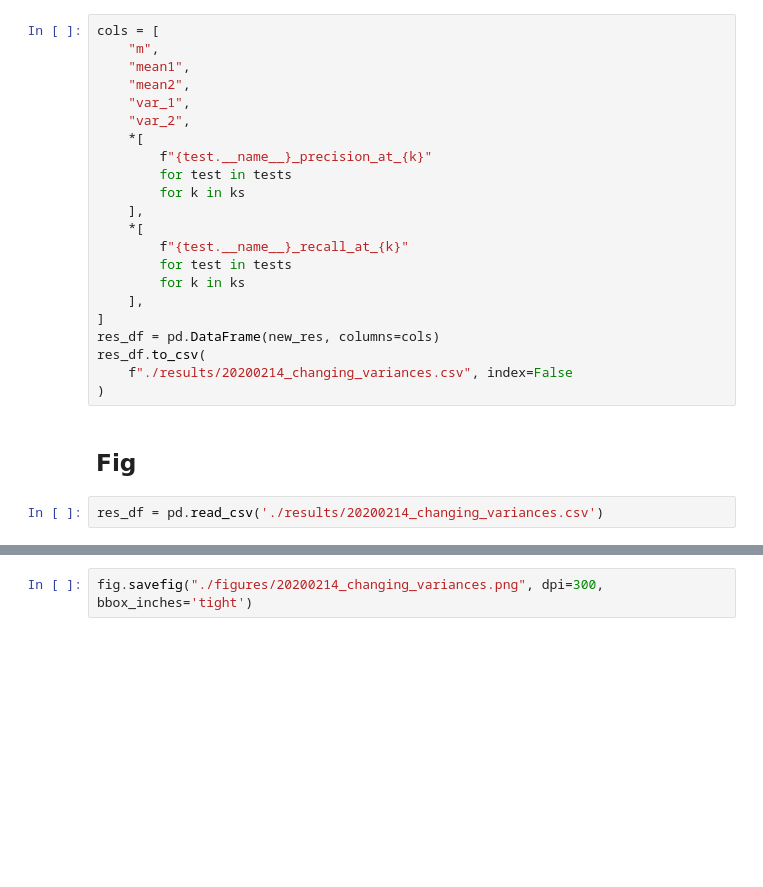
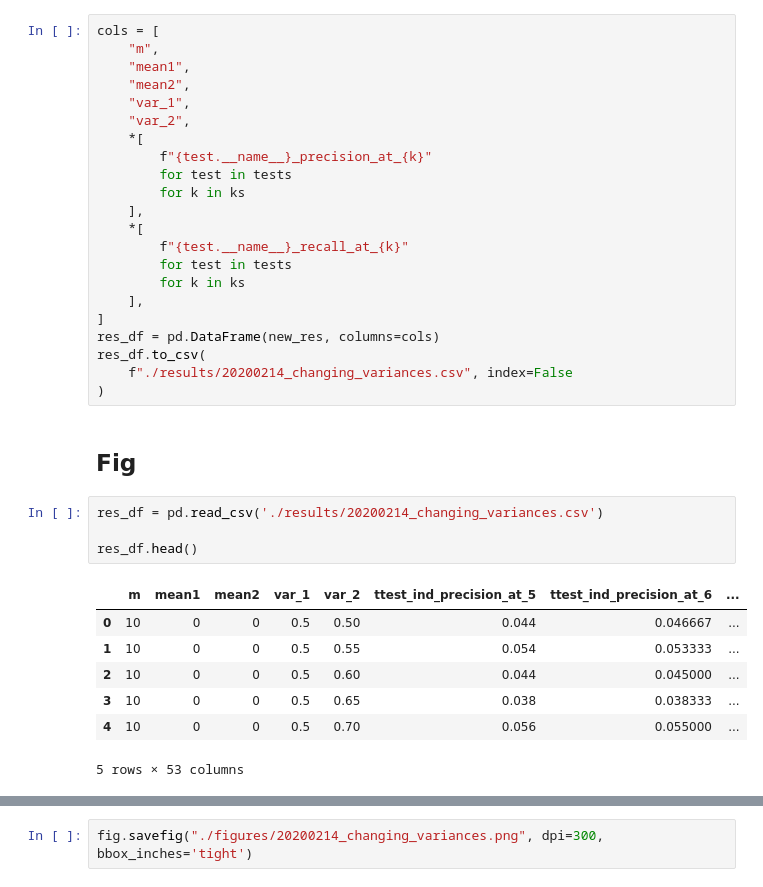
Before and after one commit to neurodata/dos_and_donts, a Jupyter notebook: experiments/experiment_2/20200213_run_all.ipynb, the cells around one changed output, grey strips where cells are left out. Cells and saved outputs as stored; diff of their text form; blank space fills up the shorter version.

```diff
--- a/experiments/experiment_2/20200213_run_all.ipynb
+++ b/experiments/experiment_2/20200213_run_all.ipynb
@@ -147,4 +147,14 @@ res_df.to_csv(
 ## Fig
 # %%
 res_df = pd.read_csv('./results/20200214_changing_variances.csv')
+
+res_df.head()
+# %% [output]
+|  | m | mean1 | mean2 | var_1 | var_2 | ttest_ind_precision_at_5 | ttest_ind_precision_at_6 | ... |
+| 0 | 10 | 0 | 0 | 0.5 | 0.50 | 0.044 | 0.046667 | ... |
+| 1 | 10 | 0 | 0 | 0.5 | 0.55 | 0.054 | 0.053333 | ... |
+| 2 | 10 | 0 | 0 | 0.5 | 0.60 | 0.044 | 0.045000 | ... |
+| 3 | 10 | 0 | 0 | 0.5 | 0.65 | 0.038 | 0.038333 | ... |
+| 4 | 10 | 0 | 0 | 0.5 | 0.70 | 0.056 | 0.055000 | ... |
+5 rows × 53 columns
 # %%
```
Also changed, not shown: parts of 1 cell of this notebook, 1 other file.
